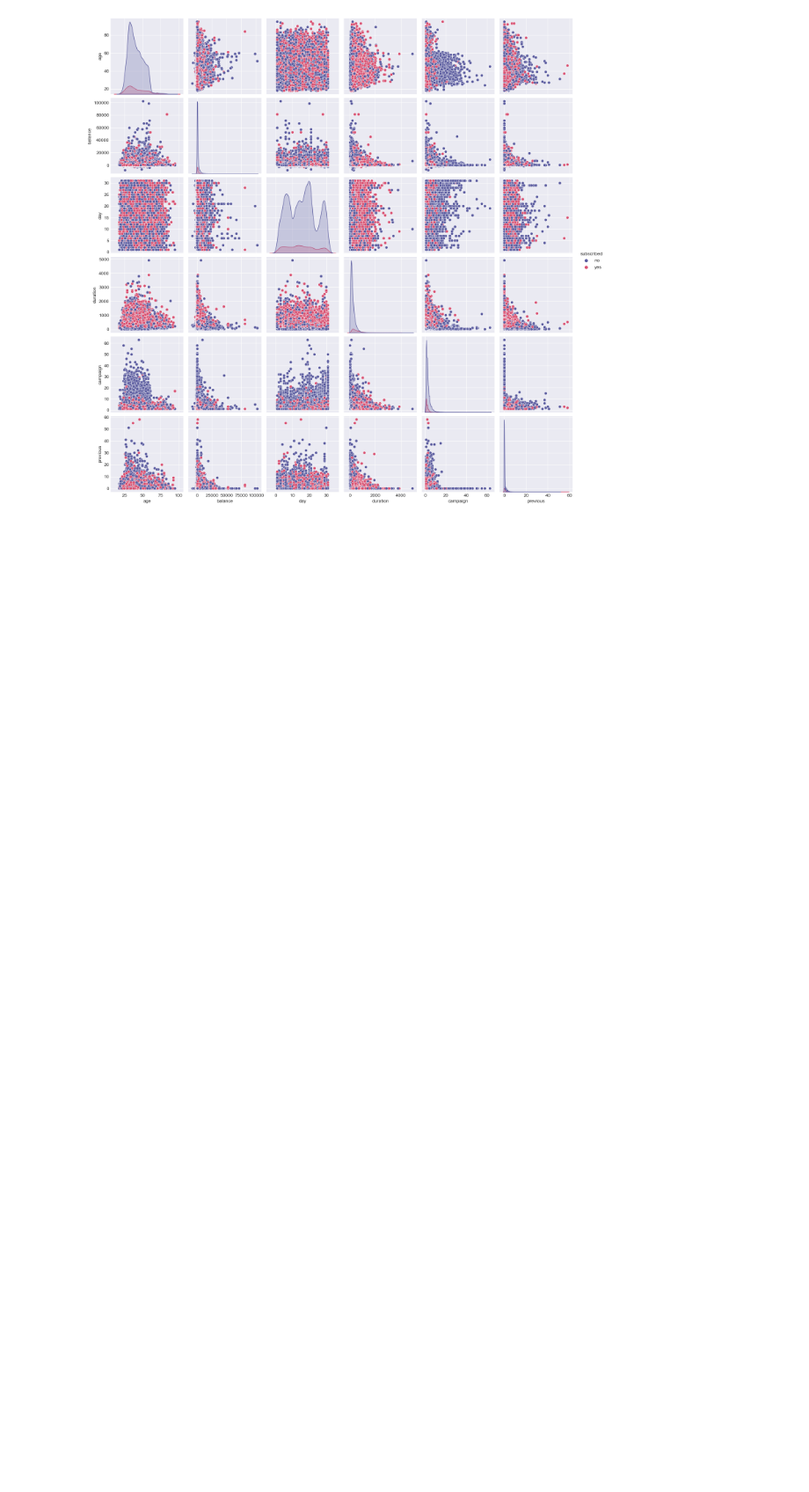
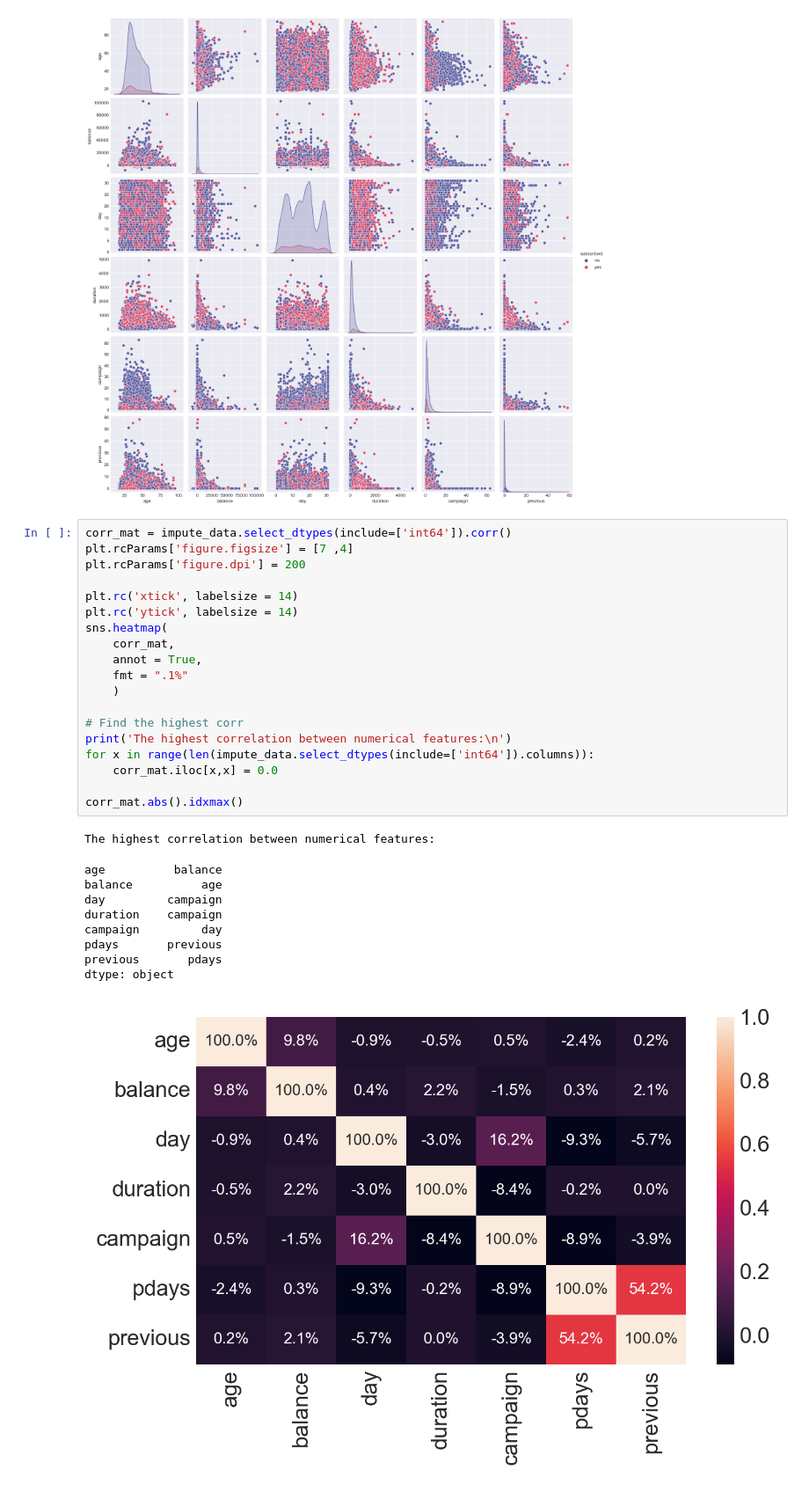
Before and after one commit to Maullin1996/python_data_cience, a Jupyter notebook: bank_Marketing.ipynb, the cells around one changed output. Shown at 88% size. Cells and saved outputs as stored; diff of their text form; blank space fills up the shorter version.

```diff
--- a/bank_Marketing.ipynb
+++ b/bank_Marketing.ipynb
@@ -1158,3 +1158,33 @@ sns.pairplot(
 # %% [output]
 <seaborn.axisgrid.PairGrid at 0x...>
 [figure]
+# %%
+corr_mat = impute_data.select_dtypes(include=['int64']).corr()
+plt.rcParams['figure.figsize'] = [7 ,4]
+plt.rcParams['figure.dpi'] = 200
+
+plt.rc('xtick', labelsize = 14)
+plt.rc('ytick', labelsize = 14)
+sns.heatmap(
+    corr_mat,
+    annot = True,
+    fmt = ".1%"
+    )
+
+# Find the highest corr
+print('The highest correlation between numerical features:\n')
+for x in range(len(impute_data.select_dtypes(include=['int64']).columns)):
+    corr_mat.iloc[x,x] = 0.0
+
+corr_mat.abs().idxmax()
+# %% [output]
+The highest correlation between numerical features:
+age          balance
+balance          age
+day         campaign
+duration    campaign
+campaign         day
+pdays       previous
+previous       pdays
+dtype: object
+[figure, added]
```
Also changed, not shown: parts of 18 cells of this notebook.
